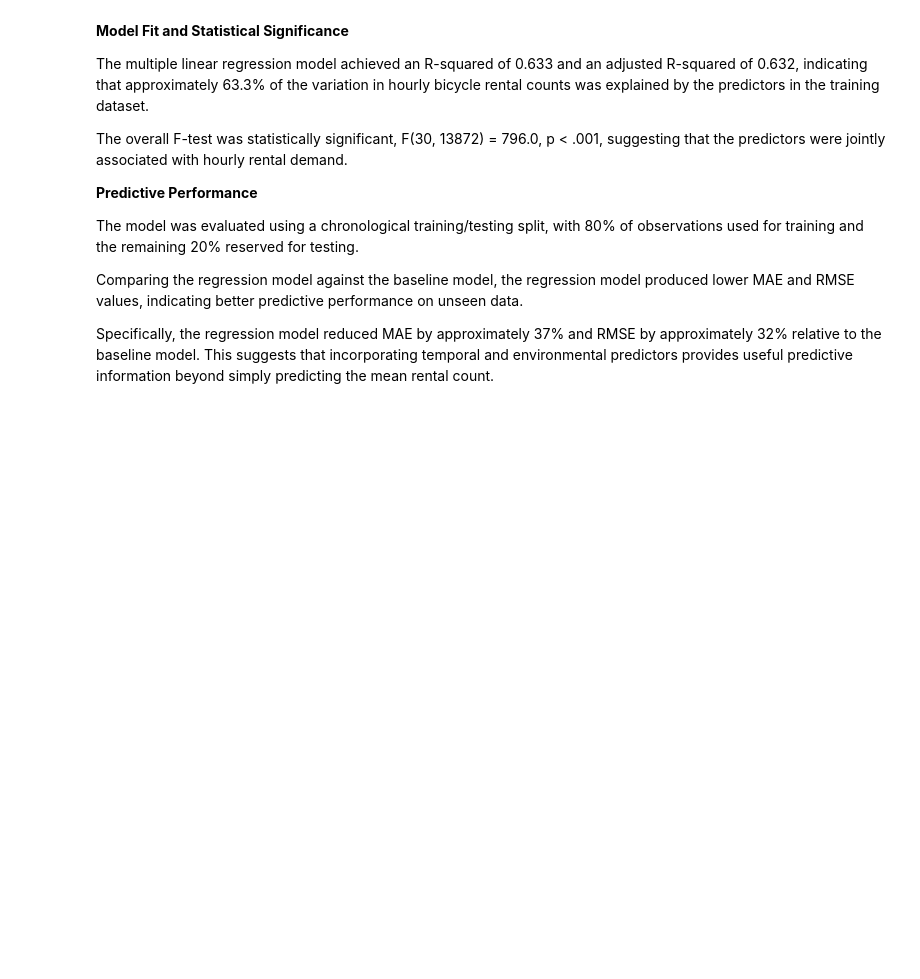
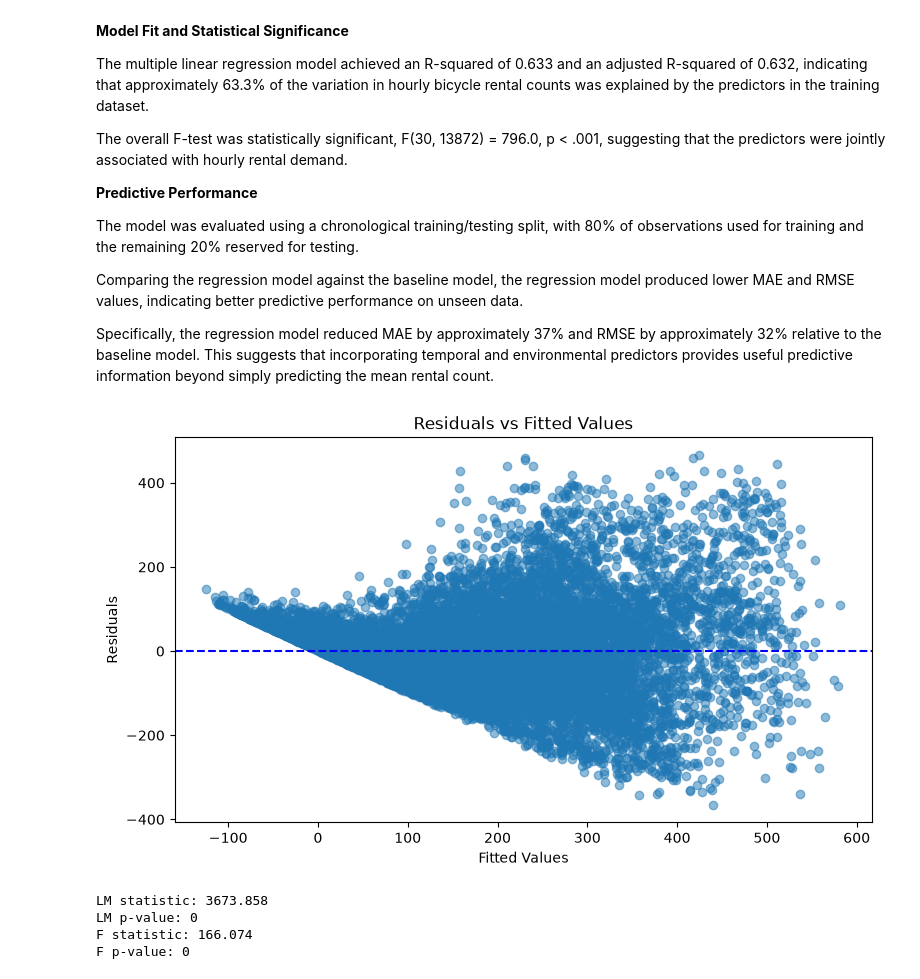
Before and after one commit to Ayush134vbt/bike_sharing_demand_analysis, a Jupyter notebook: notebooks/02_regression_modelling.ipynb, the cells around one changed output. Drawn from its saved outputs; the diff is of its cells as text; code cells hidden in the pictures; blank space fills up the shorter version.

```diff
--- a/notebooks/02_regression_modelling.ipynb
+++ b/notebooks/02_regression_modelling.ipynb
@@ -114,3 +114,38 @@ The model was evaluated using a chronological training/testing split, with 80% o
 Comparing the regression model against the baseline model, the regression model produced lower MAE and RMSE values, indicating better predictive performance on unseen data.
 
 Specifically, the regression model reduced MAE by approximately 37% and RMSE by approximately 32% relative to the baseline model. This suggests that incorporating temporal and environmental predictors provides useful predictive information beyond simply predicting the mean rental count.
+# %%
+fitted_values = linear_model.fittedvalues
+residuals = linear_model.resid
+
+plt.figure(figsize = (9,5))
+
+plt.scatter(fitted_values, residuals, alpha = 0.5)
+
+plt.axhline(0, color = "blue", linestyle = "--")
+
+plt.title("Residuals vs Fitted Values")
+
+plt.xlabel("Fitted Values")
+
+plt.ylabel("Residuals")
+plt.show()
+# %% [output]
+[figure, added]
+# %%
+from statsmodels.stats.diagnostic import het_breuschpagan
+
+bp = het_breuschpagan(
+    linear_model.resid,
+    linear_model.model.exog
+)
+
+print(f"LM statistic: {bp[0]:.3f}")
+print(f"LM p-value: {bp[1]:.5g}")
+print(f"F statistic: {bp[2]:.3f}")
+print(f"F p-value: {bp[3]:.5g}")
+# %% [output]
+LM statistic: 3673.858
+LM p-value: 0
+F statistic: 166.074
+F p-value: 0
```
Also changed, not shown: parts of 5 cells of this notebook.
